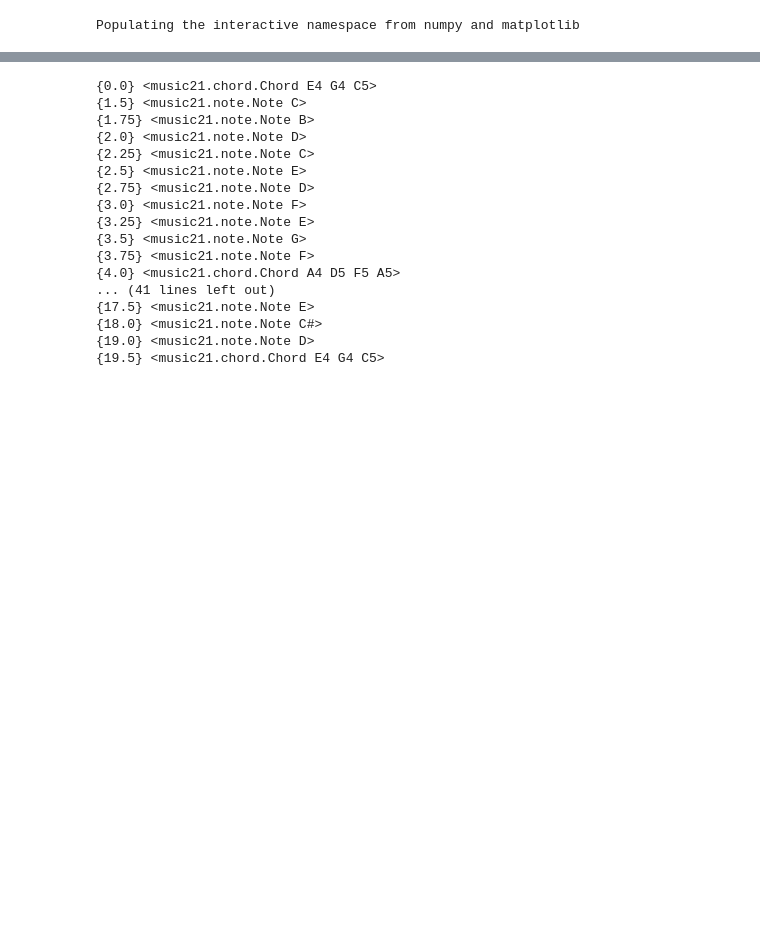
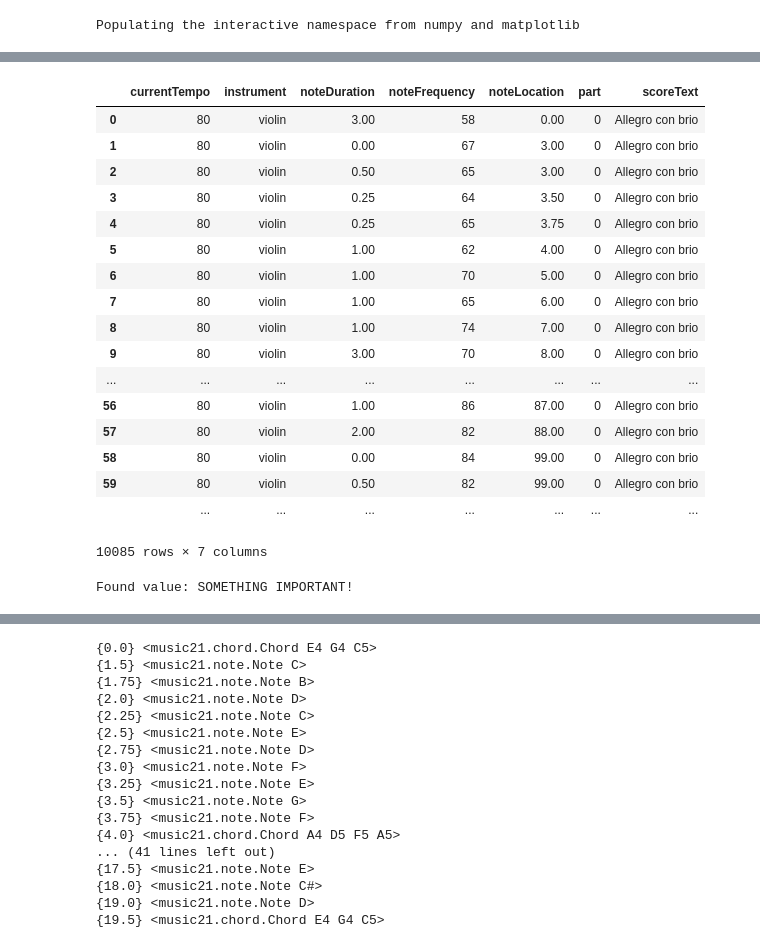
Before and after one commit to jgab3103/phd_code, a Jupyter notebook: Data Preparation-Polyphonic.ipynb, the cells around one changed output, grey strips where cells are left out. Cells and saved outputs as stored; diff of their text form; code cells hidden in the pictures; blank space fills up the shorter version.

```diff
--- a/Data Preparation-Polyphonic.ipynb
+++ b/Data Preparation-Polyphonic.ipynb
@@ -304,7 +304,7 @@ def prep_data_from_xml(xml_file=''):
 
     return solo_note_events
 # %%
-notesSample = mu.converter.parse('corpus/mozartTesting3.xml')
+notesSample = mu.converter.parse('corpus/Beethoven Quartet No. 6.xml')
 
 i = 0
 parts_list = []
@@ -328,24 +329,0 @@ for part in parts_list:
-# %%
-for musicStuff in notes_list[0]:
-    try:
-        musicStuff.intervalVector
-        print '##### FOUND CHORD #######'
-        print musicStuff.offset
-        for stuff in musicStuff.pitches:
-            print stuff.midi
-
-    except:
-        ''
-
-    try:
-        musicStuff.number
-        print '#####Found Tempo######:\t\t', musicStuff.number, musicStuff.text
-
-    except:
-        pass
-
-    try:
-        musicStuff.midi
-        print '#####Found a note#########:\t\t', musicStuff.midi, ' at:\t', musicStuff.offset, ' for: \t' , musicStuff.duration.quarterLength
-    except:
-        pass
@@ -369,0 +394,30 @@ for musicStuff in notes_list[0]:
+# %%
+solod_df = pd.DataFrame({'part':0,
+                   'noteFrequency': midiList,
+                   'noteDuration': durationList,
+                   'noteLocation' : locationList,
+                   'currentTempo' : tempoList,
+                   'scoreText': scoreTextList,
+                   'instrument': instrumentList
+                   })
+# %%
+solod_df
+# %% [output]
+|  | currentTempo | instrument | noteDuration | noteFrequency | noteLocation | part | scoreText |
+| 0 | 80 | violin | 3.00 | 58 | 0.00 | 0 | Allegro con brio |
+| 1 | 80 | violin | 0.00 | 67 | 3.00 | 0 | Allegro con brio |
+| 2 | 80 | violin | 0.50 | 65 | 3.00 | 0 | Allegro con brio |
+| 3 | 80 | violin | 0.25 | 64 | 3.50 | 0 | Allegro con brio |
+| 4 | 80 | violin | 0.25 | 65 | 3.75 | 0 | Allegro con brio |
+| 5 | 80 | violin | 1.00 | 62 | 4.00 | 0 | Allegro con brio |
+| 6 | 80 | violin | 1.00 | 70 | 5.00 | 0 | Allegro con brio |
+| 7 | 80 | violin | 1.00 | 65 | 6.00 | 0 | Allegro con brio |
+| 8 | 80 | violin | 1.00 | 74 | 7.00 | 0 | Allegro con brio |
+| 9 | 80 | violin | 3.00 | 70 | 8.00 | 0 | Allegro con brio |
+| ... | ... | ... | ... | ... | ... | ... | ... |
+| 56 | 80 | violin | 1.00 | 86 | 87.00 | 0 | Allegro con brio |
+| 57 | 80 | violin | 2.00 | 82 | 88.00 | 0 | Allegro con brio |
+| 58 | 80 | violin | 0.00 | 84 | 99.00 | 0 | Allegro con brio |
+| 59 | 80 | violin | 0.50 | 82 | 99.00 | 0 | Allegro con brio |
+|  | ... | ... | ... | ... | ... | ... | ... |
+10085 rows × 7 columns
@@ -369,0 +426,22 @@ for musicStuff in notes_list[0]:
+# %%
+xml = """
+<?xml version='1.0' encoding='UTF-8'?>
+<!DOCTYPE xgdresponse SYSTEM 'xgdresponse.dtd'>
+<xgdresponse version='1.0'>
+  <transid>2771709</transid>
+  <errorcode>0</errorcode>
+  <response>
+    <result>
+      <element>666</element>
+      <errorcode>0</errorcode>
+      <value>SOMETHING IMPORTANT!</value>
+    </result>
+  </response>
+</xgdresponse>
+""".strip()
+
+value = ET.fromstring(xml).find('response/result/value')
+if value is not None:
+    print 'Found value:', value.text
+# %% [output]
+Found value: SOMETHING IMPORTANT!
```
Also changed, not shown: parts of 7 cells of this notebook, 7 other files.
